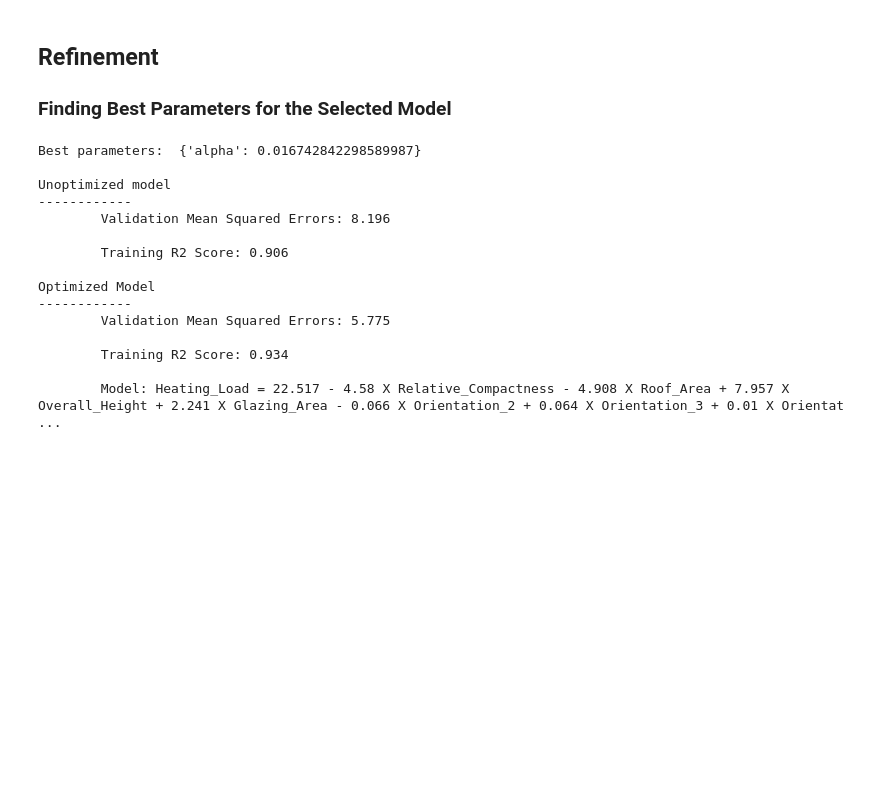
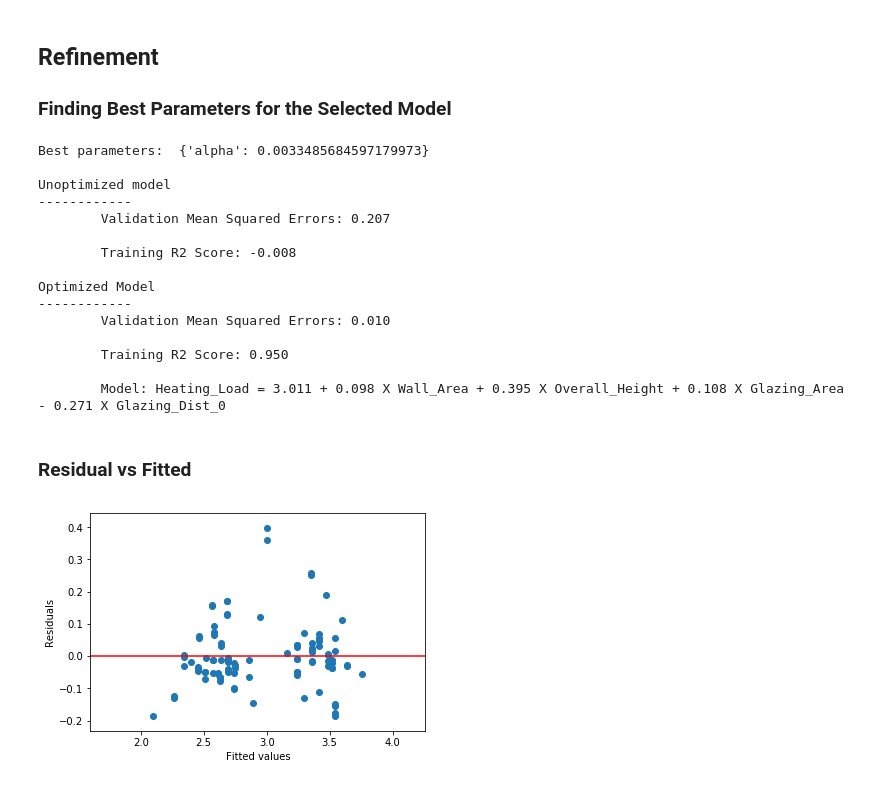
Before and after one commit to sammykyu/Energy-Efficiency-Prediction, a Jupyter notebook: HeatingLoadPrediction.ipynb, the cells around one changed output. Cells and saved outputs as stored; diff of their text form; code cells hidden in the pictures; blank space fills up the shorter version.

```diff
--- a/HeatingLoadPrediction.ipynb
+++ b/HeatingLoadPrediction.ipynb
@@ -304,7 +304,7 @@ def fine_tune_Lasso_model(X_train, y_train, X_val, y_val):
     clf = linear_model.Lasso(random_state=12)
 
     # Create the parameters list
-    parameters = {'alpha': scipy.stats.expon(scale=0.1)
+    parameters = {'alpha': scipy.stats.expon(scale=0.02)
                  }
 
     # Make an r2_score scoring object
@@ -342,18 +342,37 @@ def fine_tune_Lasso_model(X_train, y_train, X_val, y_val):
 
 best_clf = fine_tune_Lasso_model(x_train, y_train, x_val, y_val)
 # %% [output]
-Best parameters:  {'alpha': 0.016742842298589987}
+Best parameters:  {'alpha': 0.0033485684597179973}
 
 Unoptimized model
 ------------
-        Validation Mean Squared Errors: 8.196
+        Validation Mean Squared Errors: 0.207
 
-        Training R2 Score: 0.906
+        Training R2 Score: -0.008
 
 Optimized Model
 ------------
-        Validation Mean Squared Errors: 5.775
+        Validation Mean Squared Errors: 0.010
 
-        Training R2 Score: 0.934
+        Training R2 Score: 0.950
 
-        Model: Heating_Load = 22.517 - 4.58 X Relative_Compactness - 4.908 X Roof_Area + 7.957 X Overall_Height + 2.241 X Glazing_Area - 0.066 X Orientation_2 + 0.064 X Orientation_3 + 0.01 X Orientat ...
+        Model: Heating_Load = 3.011 + 0.098 X Wall_Area + 0.395 X Overall_Height + 0.108 X Glazing_Area - 0.271 X Glazing_Dist_0
+# %% [markdown]
+### Residual vs Fitted
+# %%
+# Plot residuals vs fitted
+
+fitted = best_clf.predict(x_val)
+residuals = y_val - fitted
+x_start = fitted.min() - 0.5
+x_End = fitted.max() + 0.5
+y_End = residuals.max()
+plt.scatter(x = fitted, y = residuals)
+plt.plot([x_start, x_End], [0, 0], 'k-', color = 'r')
+plt.xlim(x_start, x_End)
+#plt.ylim(0, lineEnd)
+plt.xlabel("Fitted values")
+plt.ylabel("Residuals")
+plt.show()
+# %% [output]
+[figure, added]
```
Also changed, not shown: parts of 6 cells of this notebook, 1 other file.
